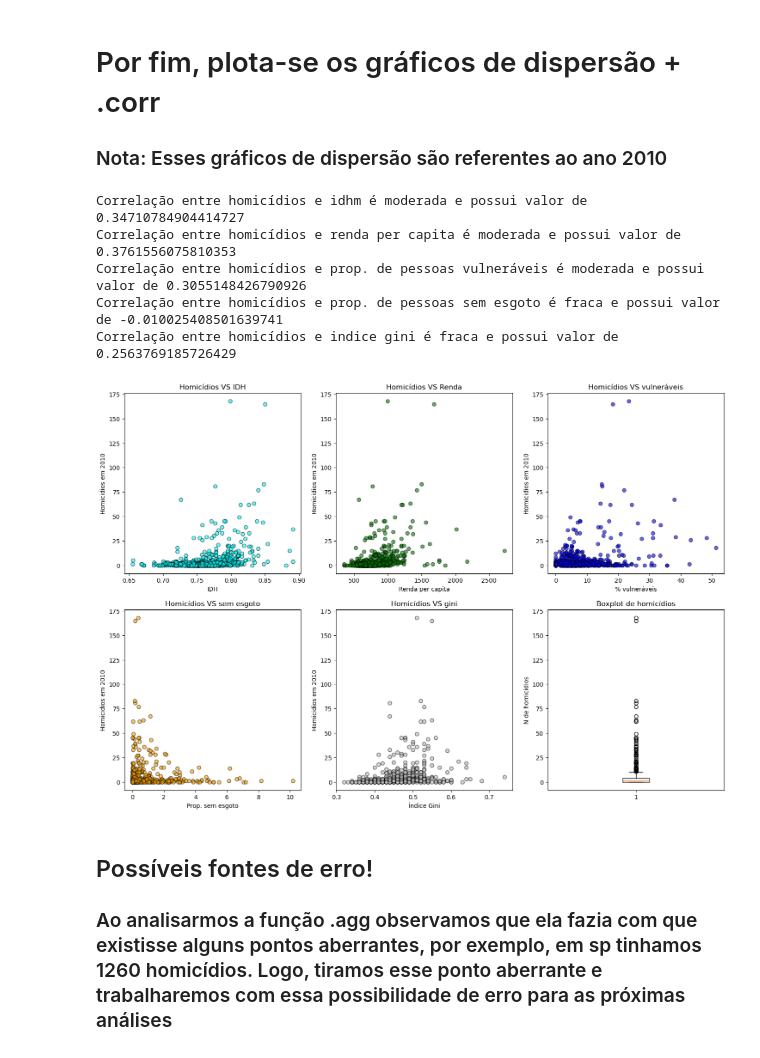
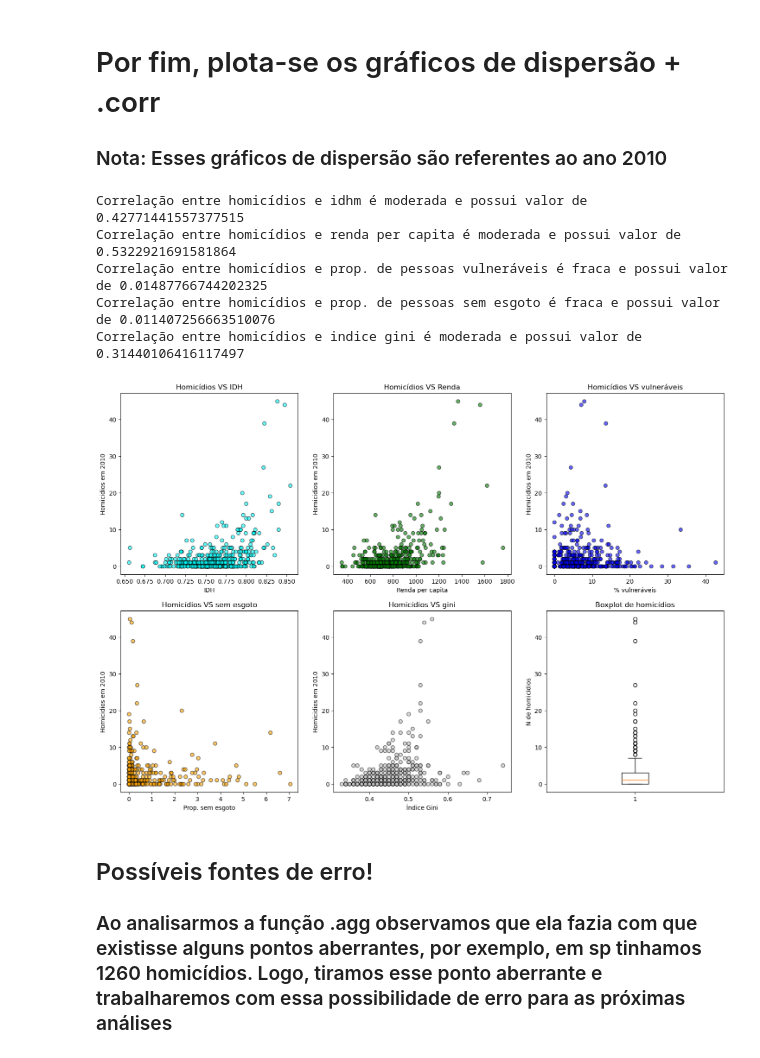
Before and after one commit to felipebns/P2_Cdados, a Jupyter notebook: p2_cdados.ipynb, the cells around one changed output. Drawn from its saved outputs; the diff is of its cells as text; code cells hidden in the pictures.

```diff
--- a/p2_cdados.ipynb
+++ b/p2_cdados.ipynb
@@ -167,0 +168,2 @@ tabela_sem_sp.describe()
+# %%
+df_treino = tabela_sem_sp[0:448]
@@ -250,11 +220,11 @@ Text(0.5, 1.0, 'Correlações')
 plt.figure(figsize=(18,12))
 
 plt.subplot(2,3,1)
-plt.scatter(tabela_sem_sp['idhm'], tabela_sem_sp['Homicidio_total'], alpha=0.6, color='cyan', edgecolors="black")
+plt.scatter(df_treino['idhm'], df_treino['Homicidio_total'], alpha=0.6, color='cyan', edgecolors="black")
 plt.xlabel('IDH')
 plt.ylabel('Homicidios em 2010')
 plt.title('Homicídios VS IDH')
-corr_idhm = tabela_sem_sp['Homicidio_total'].corr(tabela_sem_sp['idhm'])
+corr_idhm = df_treino['Homicidio_total'].corr(df_treino['idhm'])
 if abs(corr_idhm) < 0.3:
     print(f'Correlação entre homicídios e idhm é fraca e possui valor de {corr_idhm}')
 elif abs(corr_idhm) >0.3 and (corr_idhm) < 0.7:
@@ -263,11 +233,11 @@ elif abs(corr_idhm) > 0.7:
     print(f'Correlação entre homicídios e idhm é forte e possui valor de {corr_idhm}')
 
 plt.subplot(2,3,2)
-plt.scatter(tabela_sem_sp['renda_per_capita'], tabela_sem_sp['Homicidio_total'], alpha=0.6, color='green', edgecolors="black")
+plt.scatter(df_treino['renda_per_capita'], df_treino['Homicidio_total'], alpha=0.6, color='green', edgecolors="black")
 plt.xlabel('Renda per capita')
 plt.ylabel('Homicidios em 2010')
 plt.title('Homicídios VS Renda')
-corr_renda = tabela_sem_sp['Homicidio_total'].corr(tabela_sem_sp['renda_per_capita'])
+corr_renda = df_treino['Homicidio_total'].corr(df_treino['renda_per_capita'])
 if abs(corr_renda) < 0.3:
     print(f'Correlação entre homicídios e renda per capita é fraca e possui valor de {corr_renda}')
 elif abs(corr_renda) >0.3 and (corr_renda) < 0.7:
@@ -276,11 +246,11 @@ elif abs(corr_renda) > 0.7:
     print(f'Correlação entre homicídios e renda per capita é forte e possui valor de {corr_renda}')
 
 plt.subplot(2,3,3)
-plt.scatter(tabela_sem_sp['proporcao_vulnerabilidade_socioeconomica'], tabela_sem_sp['Homicidio_total'], alpha=0.6, color='blue', edgecolors="black")
+plt.scatter(df_treino['proporcao_vulnerabilidade_socioeconomica'], df_treino['Homicidio_total'], alpha=0.6, color='blue', edgecolors="black")
 plt.xlabel('% vulneráveis')
 plt.ylabel('Homicidios em 2010')
 plt.title('Homicídios VS vulneráveis')
-corr_vul = tabela_sem_sp['Homicidio_total'].corr(tabela_sem_sp['proporcao_vulnerabilidade_socioeconomica'])
+corr_vul = df_treino['Homicidio_total'].corr(df_treino['proporcao_vulnerabilidade_socioeconomica'])
 if abs(corr_vul) < 0.3:
     print(f'Correlação entre homicídios e prop. de pessoas vulneráveis é fraca e possui valor de {corr_vul}')
 elif abs(corr_vul) >0.3 and (corr_vul) < 0.7:
@@ -289,44 +259,44 @@ elif abs(corr_vul) > 0.7:
     print(f'Correlação entre homicídios e prop. de pessoas vulneráveis é forte e possui valor de {corr_vul}')
 
 plt.subplot(2,3,4)
-plt.scatter(tabela_sem_sp['proporcao_sem_agua_esgoto'], tabela_sem_sp['Homicidio_total'], alpha=0.6, color='Orange', edgecolors="black")
+plt.scatter(df_treino['proporcao_sem_agua_esgoto'], df_treino['Homicidio_total'], alpha=0.6, color='Orange', edgecolors="black")
 plt.xlabel('Prop. sem esgoto')
 plt.ylabel('Homicidios em 2010')
 plt.title('Homicídios VS sem esgoto')
-corr_esg = tabela_sem_sp['Homicidio_total'].corr(tabela_sem_sp['proporcao_sem_agua_esgoto'])
+corr_esg = df_treino['Homicidio_total'].corr(df_treino['proporcao_sem_agua_esgoto'])
 if abs(corr_esg) < 0.3:
     print(f'Correlação entre homicídios e prop. de pessoas sem esgoto é fraca e possui valor de {corr_esg}')
 elif abs(corr_esg) >0.3 and (corr_esg) < 0.7:
     print(f'Correlação entre homicídios e prop. de pessoas sem esgoto é moderada e possui valor de {corr_esg}')
 elif abs(corr_esg) > 0.7:
     print(f'Correlação entre homicídios e prop. de pessoas sem esgoto é forte e possui valor de {corr_esg}')
 
 plt.subplot(2,3,5)
-plt.scatter(tabela_sem_sp['indice_gini'], tabela_sem_sp['Homicidio_total'], alpha=0.6, color='silver', edgecolors="black")
+plt.scatter(df_treino['indice_gini'], df_treino['Homicidio_total'], alpha=0.6, color='silver', edgecolors="black")
 plt.xlabel('Índice Gini')
 plt.ylabel('Homicidios em 2010')
 plt.title('Homicídios VS gini')
-corr_gini = tabela_sem_sp['Homicidio_total'].corr(tabela_sem_sp['indice_gini'])
+corr_gini = df_treino['Homicidio_total'].corr(df_treino['indice_gini'])
 if abs(corr_gini) < 0.3:
     print(f'Correlação entre homicídios e indice gini é fraca e possui valor de {corr_gini}')
 elif abs(corr_gini) >0.3 and (corr_gini) < 0.7:
     print(f'Correlação entre homicídios e indice gini é moderada e possui valor de {corr_gini}')
 elif abs(corr_gini) > 0.7:
     print(f'Correlação entre homicídios e indice gini é forte e possui valor de {corr_gini}')
 
 plt.subplot(2,3,6)
-plt.boxplot(tabela_sem_sp['Homicidio_total'])
+plt.boxplot(df_treino['Homicidio_total'])
 plt.title('Boxplot de homicídios')
 plt.ylabel('N de homicidios')
 
 plt.show()
 # %% [output]
-Correlação entre homicídios e idhm é moderada e possui valor de 0.34710784904414727
-Correlação entre homicídios e renda per capita é moderada e possui valor de 0.3761556075810353
-Correlação entre homicídios e prop. de pessoas vulneráveis é moderada e possui valor de 0.3055148426790926
-Correlação entre homicídios e prop. de pessoas sem esgoto é fraca e possui valor de -0.010025408501639741
-Correlação entre homicídios e indice gini é fraca e possui valor de 0.2563769185726429
+Correlação entre homicídios e idhm é moderada e possui valor de 0.42771441557377515
+Correlação entre homicídios e renda per capita é moderada e possui valor de 0.5322921691581864
+Correlação entre homicídios e prop. de pessoas vulneráveis é fraca e possui valor de 0.01487766744202325
+Correlação entre homicídios e prop. de pessoas sem esgoto é fraca e possui valor de 0.011407256663510076
+Correlação entre homicídios e indice gini é moderada e possui valor de 0.31440106416117497
-[figure, old version]
+[figure, new version]
 # %% [markdown]
 ## Possíveis fontes de erro!
 
```
Also changed, not shown: parts of 23 cells of this notebook.
